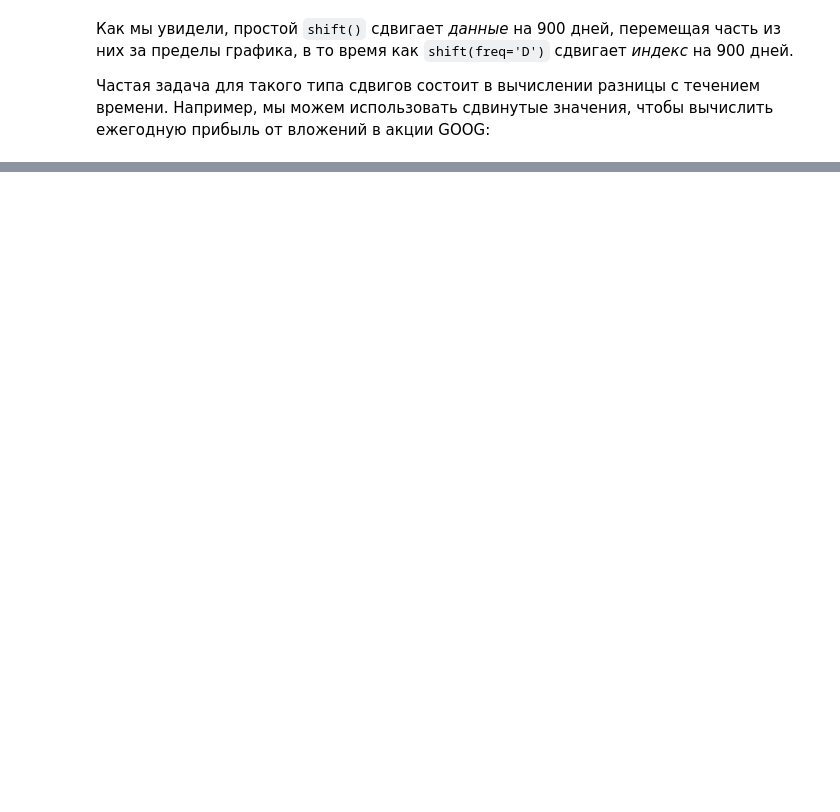
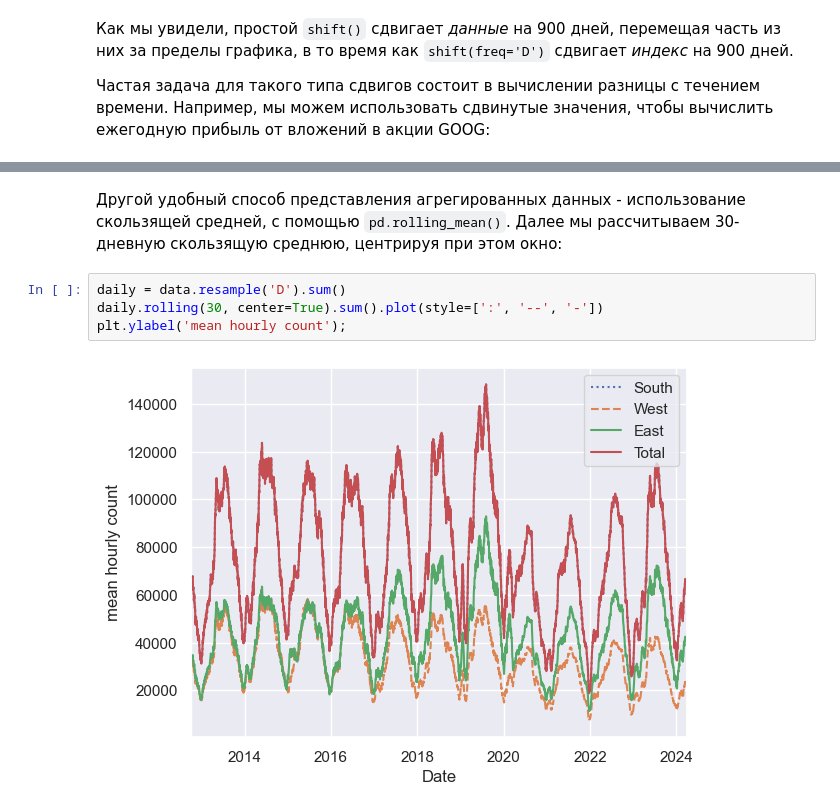
Before and after one commit to proway2/PythonDataScienceHandbook, a Jupyter notebook: Pandas - Working with Time Series.ipynb, the cells around one changed output, grey strips where cells are left out. Saved outputs shown, nothing was run; the diff lists cells and outputs as text; blank space fills up the shorter version.

```diff
--- a/Pandas - Working with Time Series.ipynb
+++ b/Pandas - Working with Time Series.ipynb
@@ -340,0 +413,8 @@ https://jakevdp.github.io/PythonDataScienceHandbook/03.11-working-with-time-seri
+# %% [markdown]
+Другой удобный способ представления агрегированных данных - использование скользящей средней, с помощью `pd.rolling_mean()`. Далее мы рассчитываем 30-дневную скользящую среднюю, центрируя при этом окно:
+# %%
+daily = data.resample('D').sum()
+daily.rolling(30, center=True).sum().plot(style=[':', '--', '-'])
+plt.ylabel('mean hourly count');
+# %% [output]
+[figure, added]
```
Also changed, not shown: parts of 27 cells of this notebook, 1 other file.
